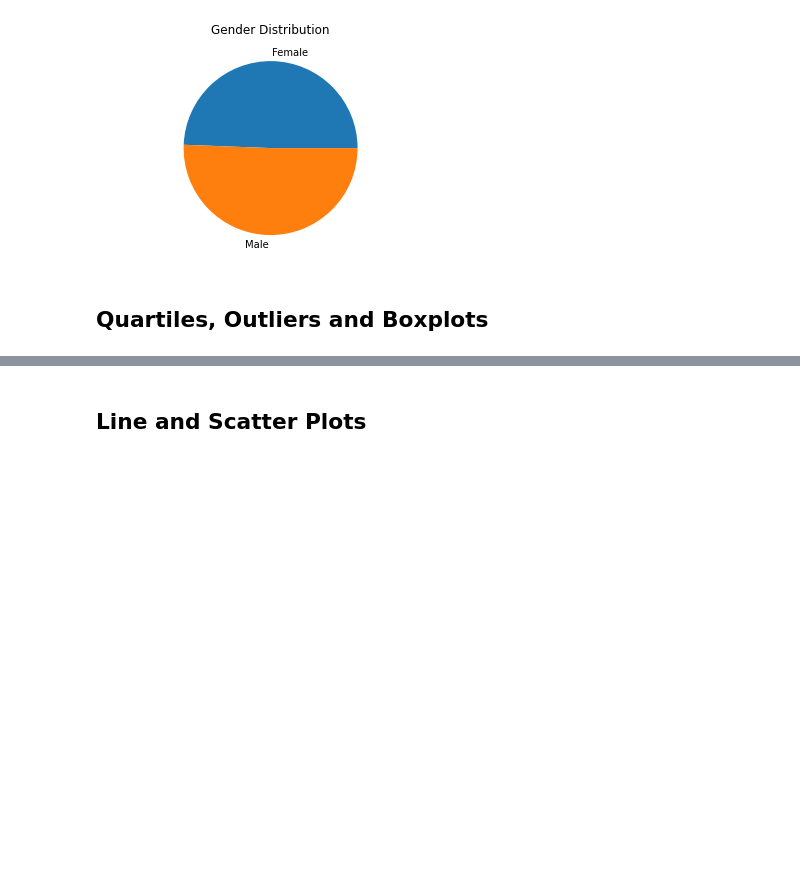
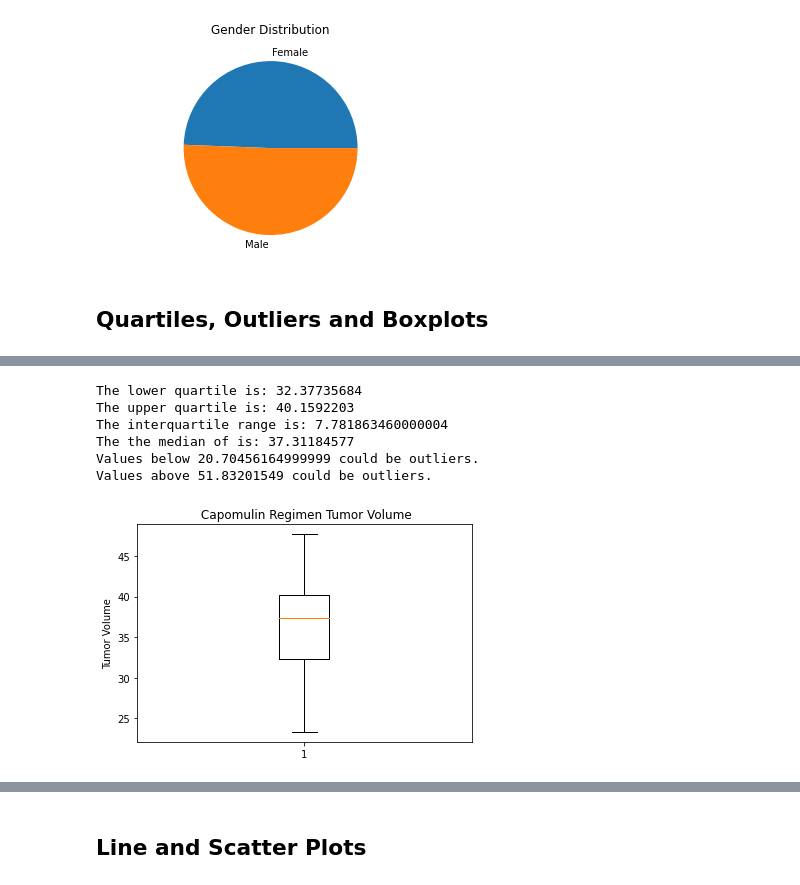
Before and after one commit to aespinosa49/Matplotlib_Challenge-, a Jupyter notebook: Pymaceuticals/pymaceuticals_starter.ipynb, the cells around one changed output, grey strips where cells are left out. Saved outputs shown, nothing was run; the diff lists cells and outputs as text; code cells hidden in the pictures; blank space fills up the shorter version.

```diff
--- a/Pymaceuticals/pymaceuticals_starter.ipynb
+++ b/Pymaceuticals/pymaceuticals_starter.ipynb
@@ -256,0 +222,47 @@ GreatestTP = Regimen_Breakdown.loc[Regimen_Breakdown["Timepoint"] == 45]
+# %%
+# Calculate the final tumor volume of each mouse across four of the treatment regimens:
+# Capomulin, Ramicane, Infubinol, and Ceftamin
+# Start by getting the last (greatest) timepoint for each mouse
+# Merge this group df with the original dataframe to get the tumor volume at the last timepoint
+# Put treatments into a list for for loop (and later for plot labels)
+# Create empty list to fill with tumor vol data (for plotting)
+# Calculate the IQR and quantitatively determine if there are any potential outliers.
+    # Locate the rows which contain mice on each drug and get the tumor volumes
+    # add subset
+    # Determine outliers using upper and lower bounds
+# Generate a box plot of the final tumor volume of each mouse across four regimens of interest
+Regimen_Breakdown = combine_micedf.sort_values(['Drug Regimen','Mouse ID','Timepoint','Tumor Volume (mm3)'])
+GreatestTP = Regimen_Breakdown.loc[Regimen_Breakdown["Timepoint"] == 45]
+Capomulin = GreatestTP[GreatestTP["Drug Regimen"].isin(["Capomulin"])]
+Capomulin_group = Capomulin.groupby('Mouse ID')['Tumor Volume (mm3)'].min()
+
+
+quartiles = Capomulin_group.quantile([.25,.5,.75])
+lowerq = quartiles[0.25]
+upperq = quartiles[0.75]
+iqr = upperq-lowerq
+
+print(f"The lower quartile is: {lowerq}")
+print(f"The upper quartile is: {upperq}")
+print(f"The interquartile range is: {iqr}")
+print(f"The the median of is: {quartiles[0.5]} ")
+
+lower_bound = lowerq - (1.5*iqr)
+upper_bound = upperq + (1.5*iqr)
+print(f"Values below {lower_bound} could be outliers.")
+print(f"Values above {upper_bound} could be outliers.")
+
+
+fig1, ax1 = plt.subplots()
+ax1.set_title('Capomulin Regimen Tumor Volume')
+ax1.set_ylabel('Tumor Volume')
+ax1.boxplot(Capomulin_group)
+plt.show()
+# %% [output]
+The lower quartile is: 32.37735684
+The upper quartile is: 40.1592203
+The interquartile range is: 7.781863460000004
+The the median of is: 37.31184577
+Values below 20.70456164999999 could be outliers.
+Values above 51.83201549 could be outliers.
+[figure, added]
```
Also changed, not shown: parts of 9 cells of this notebook.
